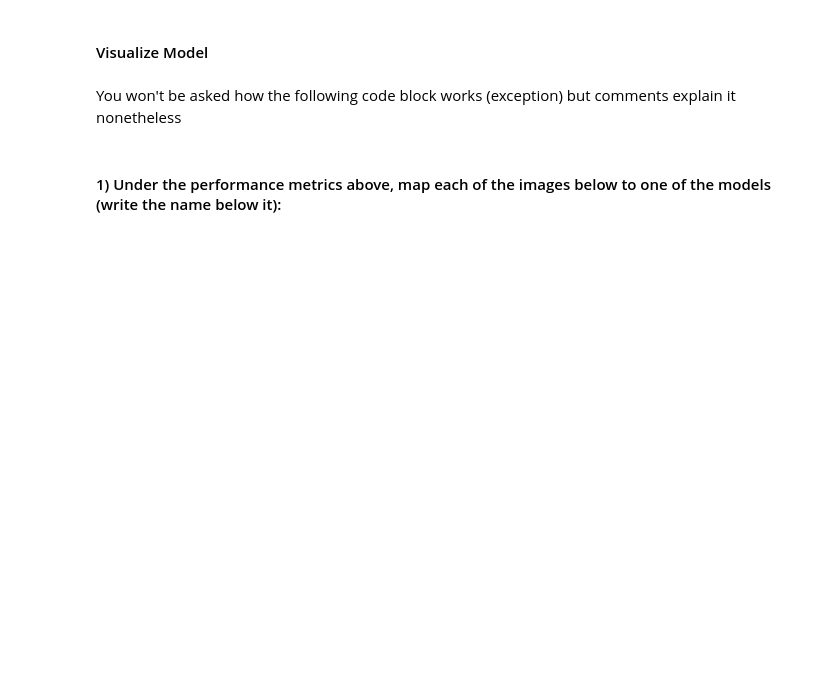
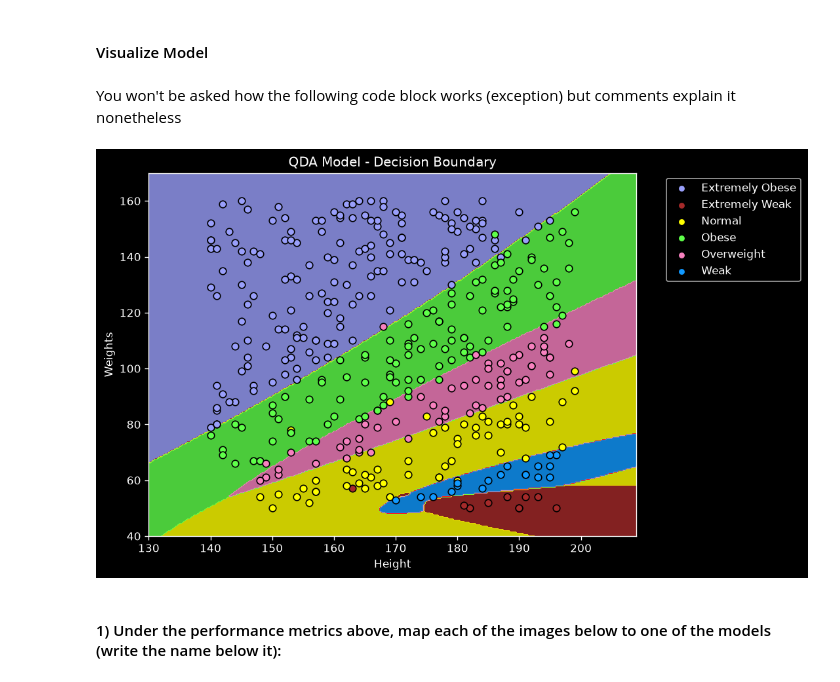
Before and after one commit to AFaseeh/pattern-recognition, a Jupyter notebook: HealthExpert.ipynb, the cells around one changed output. Saved outputs shown, nothing was run; the diff lists cells and outputs as text; code cells hidden in the pictures; blank space fills up the shorter version.

```diff
--- a/HealthExpert.ipynb
+++ b/HealthExpert.ipynb
@@ -91,7 +122,7 @@ from BayesClassifier import BayesClassifier
 #### Gaussian Naive Bayes
 # %%
 # Initiate
-gnb_model = GaussianNB()
+gnb_model = BayesClassifier(mode='Naive')
 # Fit
 gnb_model.fit(x_train, y_train)
 # Predict
@@ -103,7 +136,8 @@ print("Gaussian Naive Bayes Accuracy:", gnb_accuracy)
 #### Linear Discriminant Analysis
 # %%
 # Initiate
-lda_model = LinearDiscriminantAnalysis(solver='eigen')
+lda_model = BayesClassifier(mode='LDA')
+
 # Fit
 lda_model.fit(x_train, y_train)
 # Predict
@@ -114,7 +150,7 @@ print("Linear Discriminant Analysis Accuracy:", lda_accuracy)
 # %% [markdown]
 #### Quadratic Discriminant Analysis
 # %%
-qda_model = QuadraticDiscriminantAnalysis()
+qda_model = BayesClassifier(mode='QDA')
 qda_model.fit(x_train, y_train)
 qda_y_pred = qda_model.predict(x_val)
 qda_accuracy = qda_model.score(x_val, y_val)
@@ -127,40 +165,42 @@ You won't be asked how the following code block works (exception) but comments e
 import matplotlib
 
 # TODO 8: Put your trained QDA model here. Everything else is done for you.
-model = None
+model = qda_model
 
 # Sample data (assuming x_train is your training data)
 h = np.linspace(np.min(x_train[:, 0])-10, np.max(x_train[:, 0])+10, 300)
 w = np.linspace(np.min(x_train[:, 1])-10, np.max(x_train[:, 1])+10, 300)
 x, y = np.meshgrid(h, w)
 
 # For each pair (h, w) in the grid predict the labels by inputing (grid_size, 2) array of (h, w) into the model
 z_labels = qda_model.predict(np.c_[x.ravel(), y.ravel()])               # flatten x, y then concatenate
 # map array of labels to array of integers to represent different contour levels (colors)
 z = np.array([list(qda_model.labels).index(label) for label in z_labels])
 # reshape z into a grid
 z = z.reshape(x.shape)
 
 # Plot setupt
 plt.style.use('dark_background')
 plt.figure(figsize=(8, 6), dpi=120)
 colors = np.array(['#999FFA', '#a52a2a', '#ffff00', '#5fff4a', '#f781bf',   '#ff0000', '#1199ff',])
 
 # contour plot takes three grids and decides the color based on z (here it has integer labels)
 # just as if we are looking at a 3D plot from above
 plt.contourf(x, y, z, cmap=matplotlib.colors.ListedColormap(colors), alpha=0.8)  # Use colormap for classes
 
 # Scatter plot as done before
 unique_classes = np.unique(y_train)
 for i, class_label in enumerate(unique_classes):
     class_data = x_train[y_train == class_label]
     plt.scatter(class_data[:, 0], class_data[:, 1], label=class_label, edgecolor='black', s=40, c=colors[i if i!=5 else i+1]) # small bug here
 
 plt.xlabel("Height")
 plt.ylabel("Weights")
 plt.title("QDA Model - Decision Boundary")
 plt.legend(bbox_to_anchor=(1.05, 1), loc='upper left')
 plt.show()
+# %% [output]
+[figure, added]
 # %% [markdown]
 #### 1) Under the performance metrics above, map each of the images below to one of the models (write the name below it):
 # %% [markdown]
```
Also changed, not shown: parts of 14 cells of this notebook, 2 other files.
